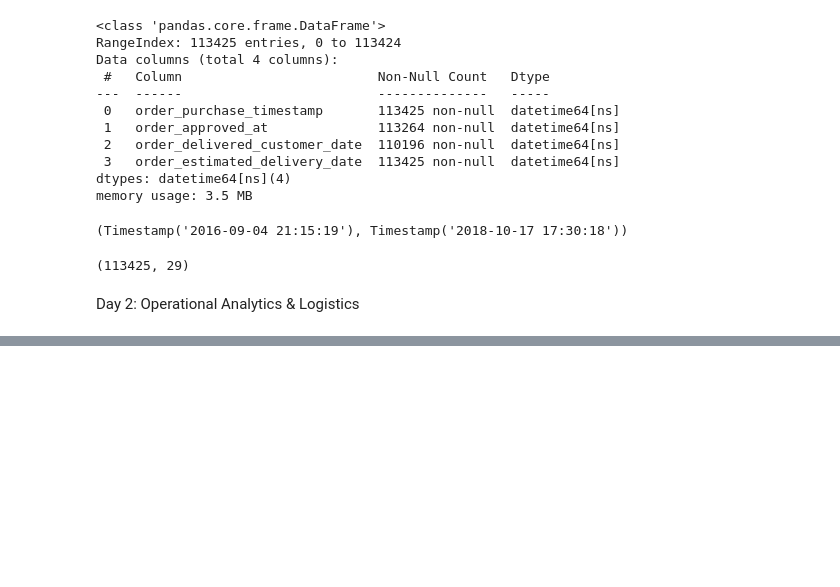
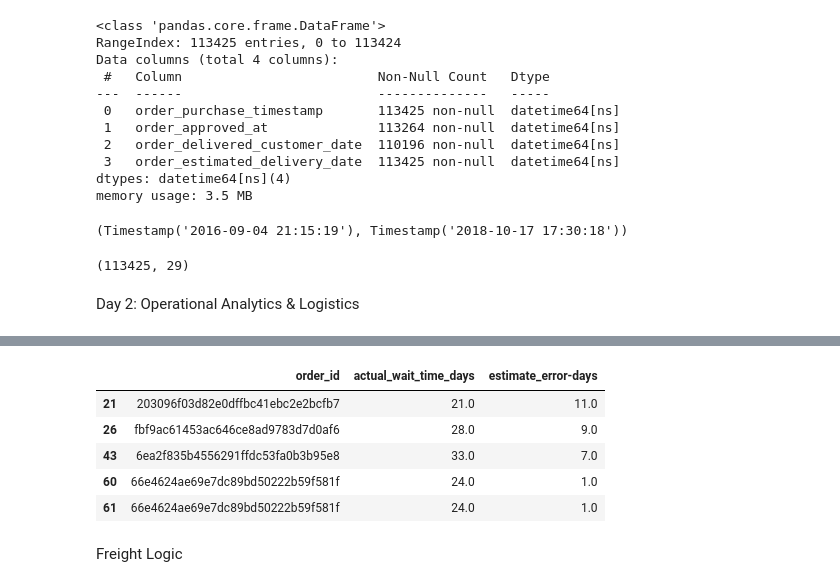
Before and after one commit to abhishek-shukla7/Brazilian-E-Commerce-by-Olist-analysis, a Jupyter notebook: Brazilian.ipynb, the cells around one changed output, grey strips where cells are left out. Drawn from its saved outputs; the diff is of its cells as text; code cells hidden in the pictures; blank space fills up the shorter version.

```diff
--- a/Brazilian.ipynb
+++ b/Brazilian.ipynb
@@ -397,0 +428,11 @@ Day 2: Operational Analytics & Logistics
+# %%
+df_master[df_master["estimate_error-days"]>0][
+    ["order_id","actual_wait_time_days","estimate_error-days"]
+].head()
+# %% [output]
+|  | order_id | actual_wait_time_days | estimate_error-days |
+| 21 | 203096f03d82e0dffbc41ebc2e2bcfb7 | 21.0 | 11.0 |
+| 26 | fbf9ac61453ac646ce8ad9783d7d0af6 | 28.0 | 9.0 |
+| 43 | 6ea2f835b4556291ffdc53fa0b3b95e8 | 33.0 | 7.0 |
+| 60 | 66e4624ae69e7dc89bd50222b59f581f | 24.0 | 1.0 |
+| 61 | 66e4624ae69e7dc89bd50222b59f581f | 24.0 | 1.0 |
@@ -397,0 +441,2 @@ Day 2: Operational Analytics & Logistics
+# %% [markdown]
+Freight Logic
```
Also changed, not shown: parts of 22 cells of this notebook.
